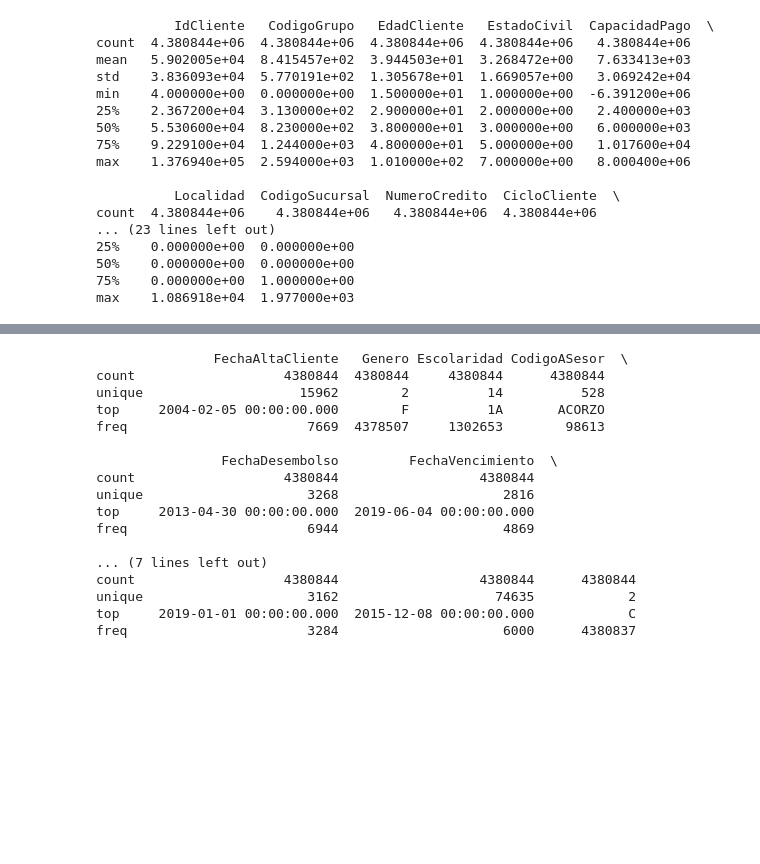
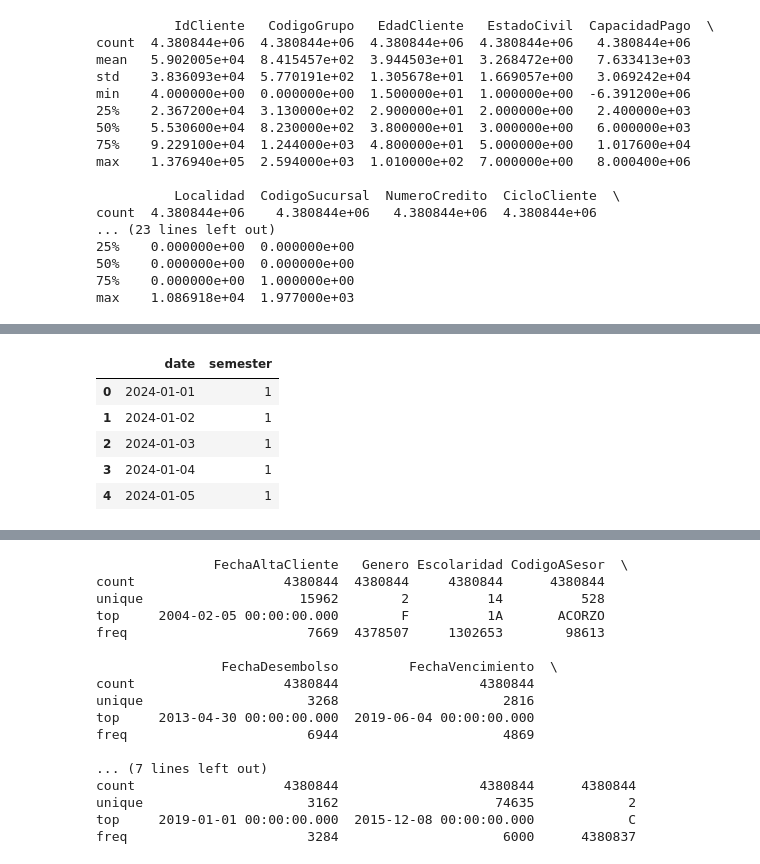
Before and after one commit to bmijangos/ProyectoIntegrador, a Jupyter notebook: Avance2_Equipo21.ipynb, the cells around one changed output, grey strips where cells are left out. Cells and saved outputs as stored; diff of their text form; code cells hidden in the pictures; blank space fills up the shorter version.

```diff
--- a/Avance2_Equipo21.ipynb
+++ b/Avance2_Equipo21.ipynb
@@ -174,3 +177,7 @@ count  4.380844e+06    4.380844e+06   4.380844e+06  4.380844e+06
 50%    0.000000e+00  0.000000e+00
 75%    0.000000e+00  1.000000e+00
 max    1.086918e+04  1.977000e+03
+# %%
+rng_ = pd.date_range("2024-01-01",periods=20, freq="D")
+dt = pd.DataFrame({"date":rng_})
+dt.head()
@@ -176,0 +191,10 @@ max    1.086918e+04  1.977000e+03
+# %%
+dt["semester"]=np.where(dt["quarter"]<3,1,2)
+dt[["date","semester"]].head()
+# %% [output]
+|  | date | semester |
+| 0 | 2024-01-01 | 1 |
+| 1 | 2024-01-02 | 1 |
+| 2 | 2024-01-03 | 1 |
+| 3 | 2024-01-04 | 1 |
+| 4 | 2024-01-05 | 1 |
```
Also changed, not shown: parts of 4 cells of this notebook.
